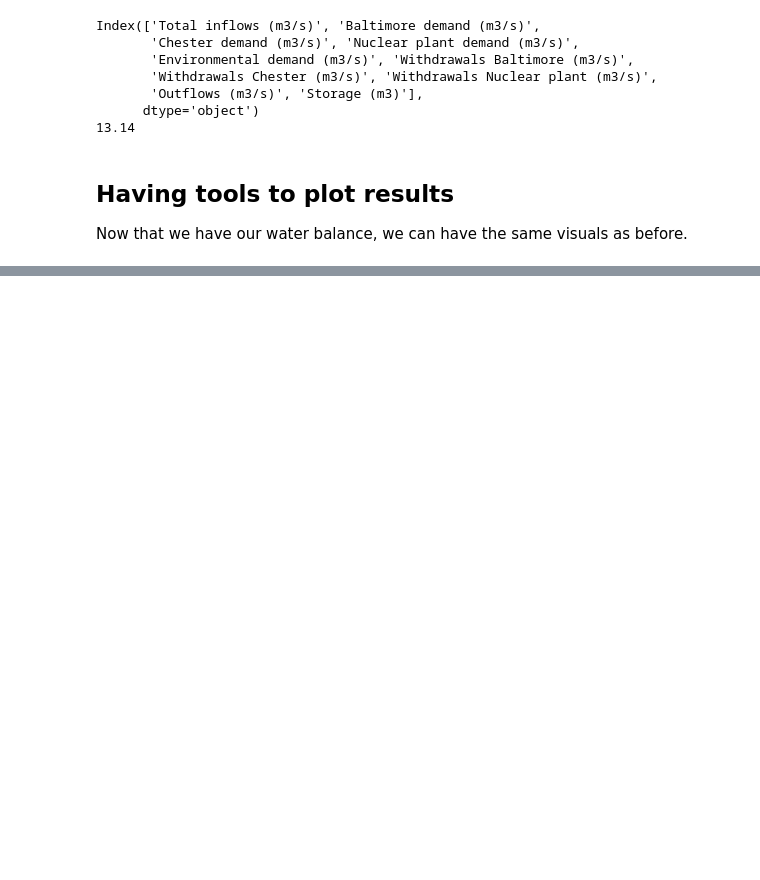
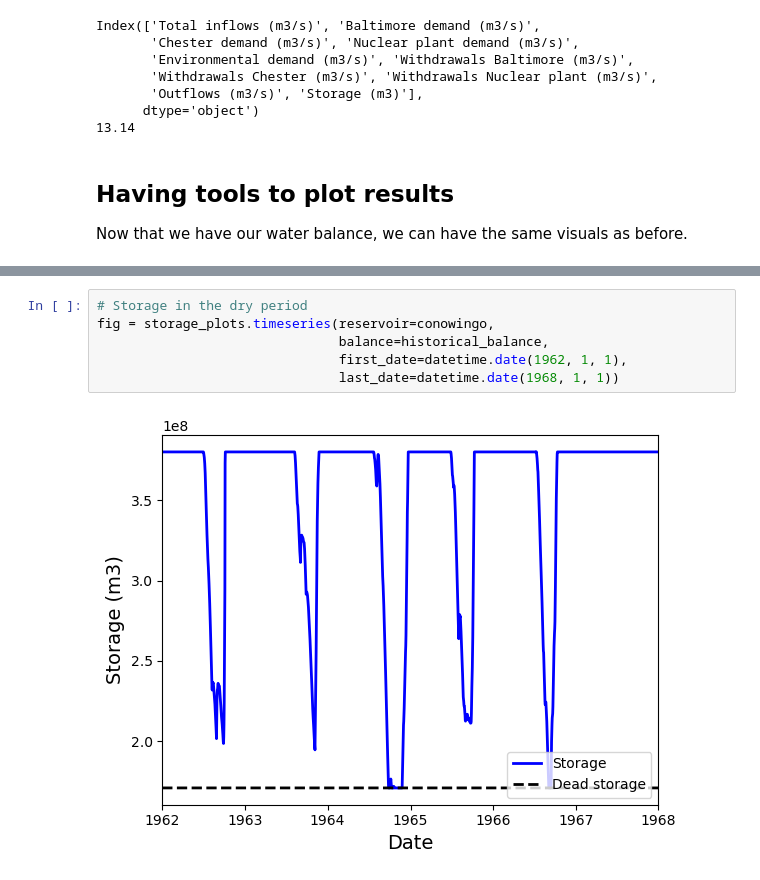
Before and after one commit to charlesrouge/civx782, a Jupyter notebook: tutorials/3-Simulating_climate_change.ipynb, the cells around one changed output, grey strips where cells are left out. Saved outputs shown, nothing was run; the diff lists cells and outputs as text; blank space fills up the shorter version.

```diff
--- a/tutorials/3-Simulating_climate_change.ipynb
+++ b/tutorials/3-Simulating_climate_change.ipynb
@@ -293,0 +88,8 @@ Overall, do the failure indicators reflect how valuable respective uses are? If
+# %%
+# Storage in the dry period
+fig = storage_plots.timeseries(reservoir=conowingo,
+                               balance=historical_balance,
+                               first_date=datetime.date(1962, 1, 1),
+                               last_date=datetime.date(1968, 1, 1))
+# %% [output]
+[figure, added]
```
Also changed, not shown: parts of 56 cells of this notebook, 2 other files.
